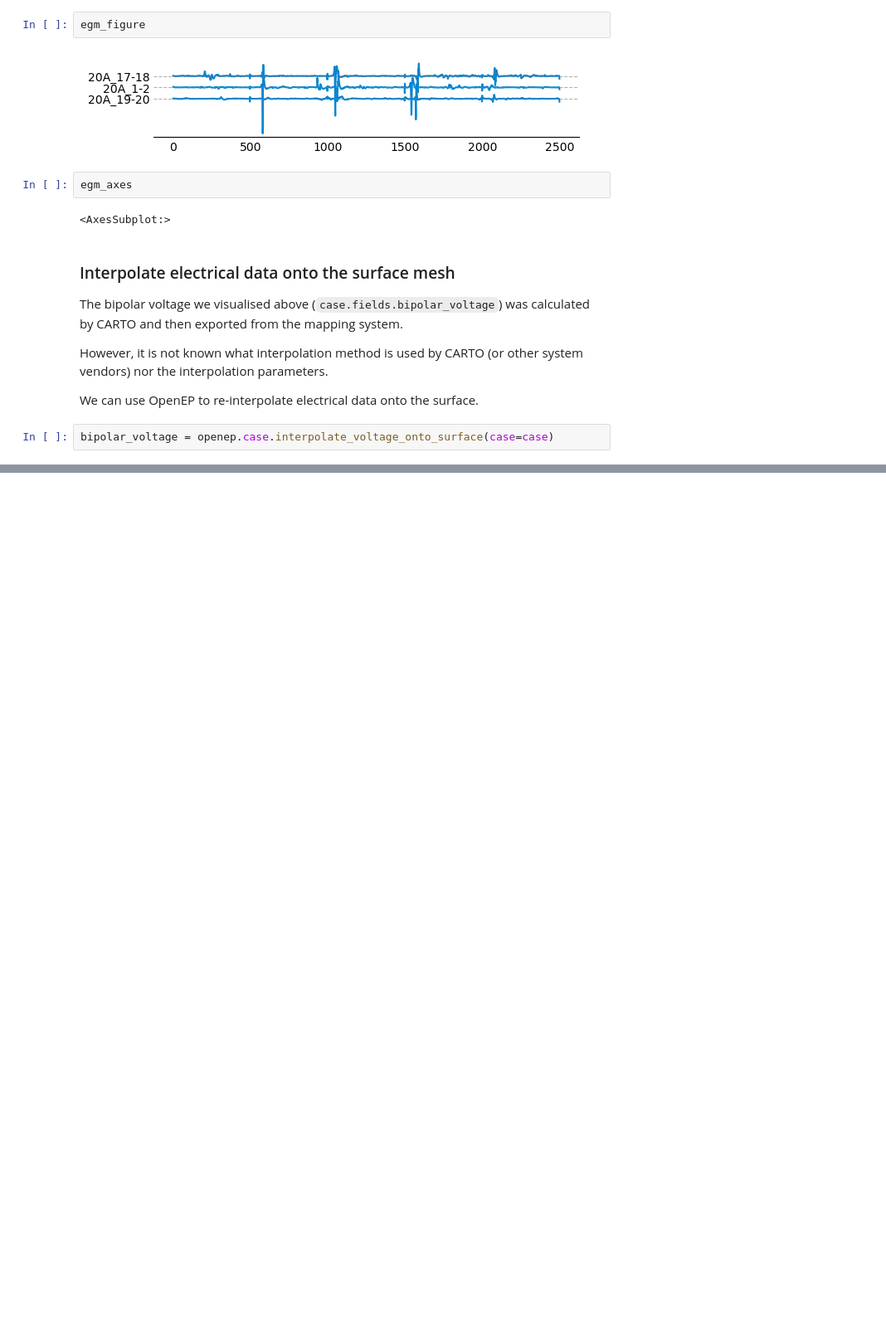
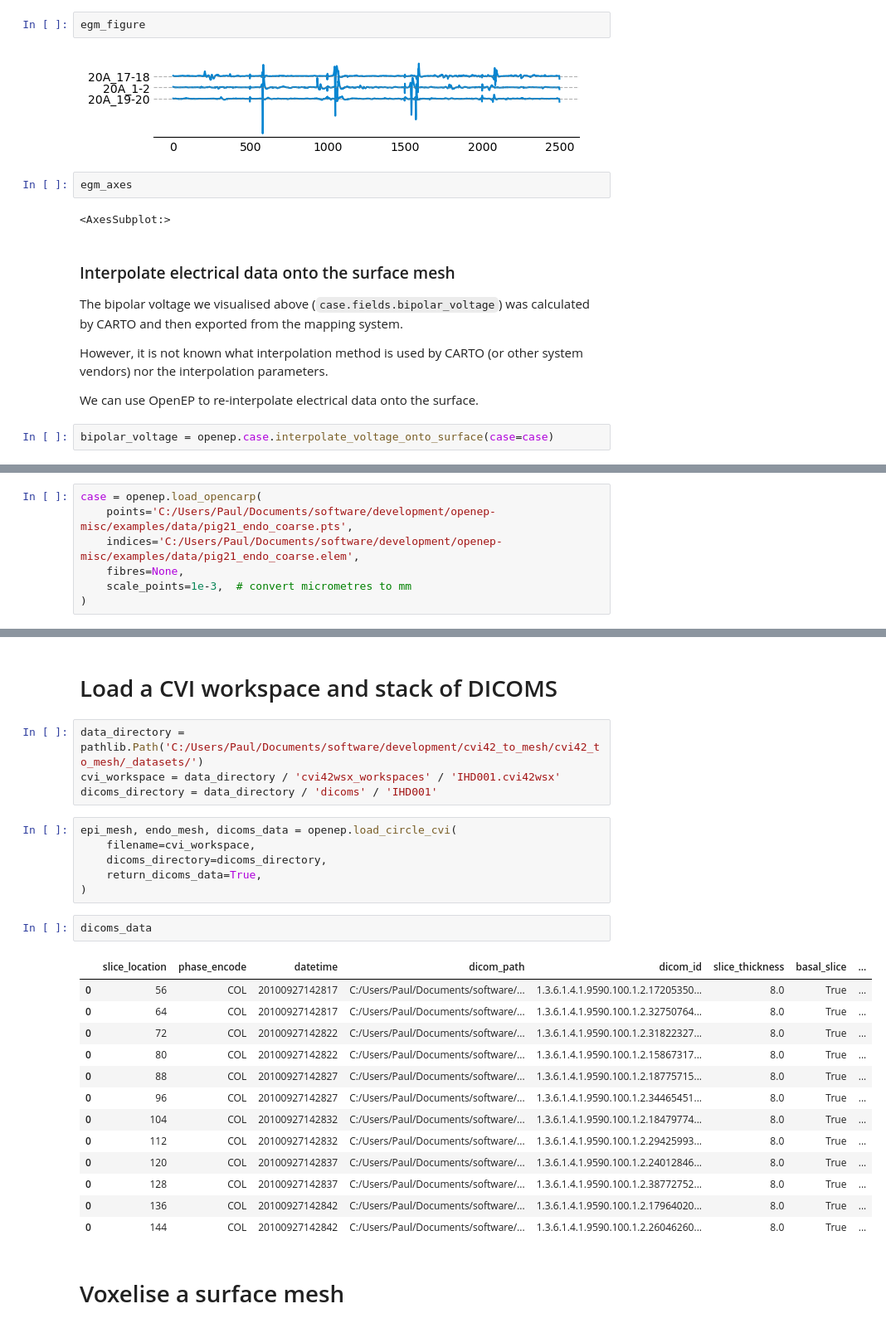
Before and after one commit to openep/openep-py, a Jupyter notebook: notebooks/getting_started.ipynb, the cells around one changed output, grey strips where cells are left out. Shown: that part at 83% size. Drawn from its saved outputs; the diff is of its cells as text; blank space fills up the shorter version.

```diff
--- a/notebooks/getting_started.ipynb
+++ b/notebooks/getting_started.ipynb
@@ -155,0 +207,7 @@ AppLayout(children=(VBox(children=(HTML(value='<h3></h3>'), Dropdown(description
+# %%
+case = openep.load_opencarp(
+    points='C:/Users/Paul/Documents/software/development/openep-misc/examples/data/pig21_endo_coarse.pts',
+    indices='C:/Users/Paul/Documents/software/development/openep-misc/examples/data/pig21_endo_coarse.elem',
+    fibres=None,
+    scale_points=1e-3,  # convert micrometres to mm
+)
@@ -155,0 +240,30 @@ AppLayout(children=(VBox(children=(HTML(value='<h3></h3>'), Dropdown(description
+# %% [markdown]
+# Load a CVI workspace and stack of DICOMS
+# %%
+data_directory = pathlib.Path('C:/Users/Paul/Documents/software/development/cvi42_to_mesh/cvi42_to_mesh/_datasets/')
+cvi_workspace = data_directory / 'cvi42wsx_workspaces' / 'IHD001.cvi42wsx'
+dicoms_directory = data_directory / 'dicoms' / 'IHD001'
+# %%
+epi_mesh, endo_mesh, dicoms_data = openep.load_circle_cvi(
+    filename=cvi_workspace,
+    dicoms_directory=dicoms_directory,
+    return_dicoms_data=True,
+)
+# %%
+dicoms_data
+# %% [output]
+|  | slice_location | phase_encode | datetime | dicom_path | dicom_id | slice_thickness | basal_slice | ... |
+| 0 | 56 | COL | 20100927142817 | C:/Users/Paul/Documents/software/... | 1.3.6.1.4.1.9590.100.1.2.17205350... | 8.0 | True | ... |
+| 0 | 64 | COL | 20100927142817 | C:/Users/Paul/Documents/software/... | 1.3.6.1.4.1.9590.100.1.2.32750764... | 8.0 | True | ... |
+| 0 | 72 | COL | 20100927142822 | C:/Users/Paul/Documents/software/... | 1.3.6.1.4.1.9590.100.1.2.31822327... | 8.0 | True | ... |
+| 0 | 80 | COL | 20100927142822 | C:/Users/Paul/Documents/software/... | 1.3.6.1.4.1.9590.100.1.2.15867317... | 8.0 | True | ... |
+| 0 | 88 | COL | 20100927142827 | C:/Users/Paul/Documents/software/... | 1.3.6.1.4.1.9590.100.1.2.18775715... | 8.0 | True | ... |
+| 0 | 96 | COL | 20100927142827 | C:/Users/Paul/Documents/software/... | 1.3.6.1.4.1.9590.100.1.2.34465451... | 8.0 | True | ... |
+| 0 | 104 | COL | 20100927142832 | C:/Users/Paul/Documents/software/... | 1.3.6.1.4.1.9590.100.1.2.18479774... | 8.0 | True | ... |
+| 0 | 112 | COL | 20100927142832 | C:/Users/Paul/Documents/software/... | 1.3.6.1.4.1.9590.100.1.2.29425993... | 8.0 | True | ... |
+| 0 | 120 | COL | 20100927142837 | C:/Users/Paul/Documents/software/... | 1.3.6.1.4.1.9590.100.1.2.24012846... | 8.0 | True | ... |
+| 0 | 128 | COL | 20100927142837 | C:/Users/Paul/Documents/software/... | 1.3.6.1.4.1.9590.100.1.2.38772752... | 8.0 | True | ... |
+| 0 | 136 | COL | 20100927142842 | C:/Users/Paul/Documents/software/... | 1.3.6.1.4.1.9590.100.1.2.17964020... | 8.0 | True | ... |
+| 0 | 144 | COL | 20100927142842 | C:/Users/Paul/Documents/software/... | 1.3.6.1.4.1.9590.100.1.2.26046260... | 8.0 | True | ... |
+# %% [markdown]
+# Voxelise a surface mesh
```
Also changed, not shown: parts of 26 cells of this notebook.
